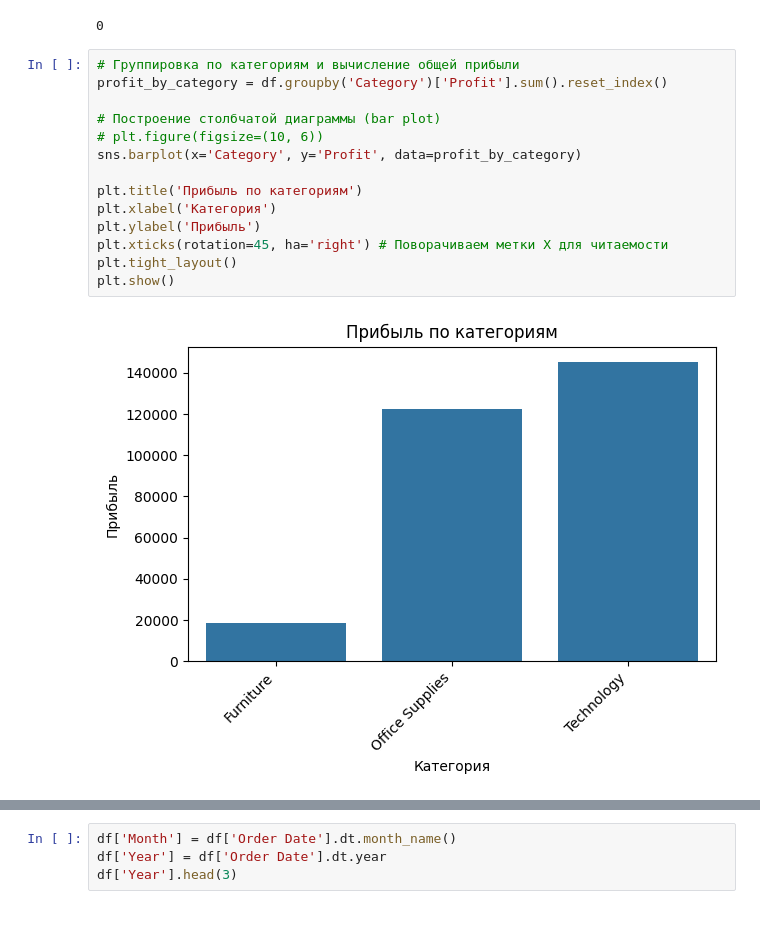
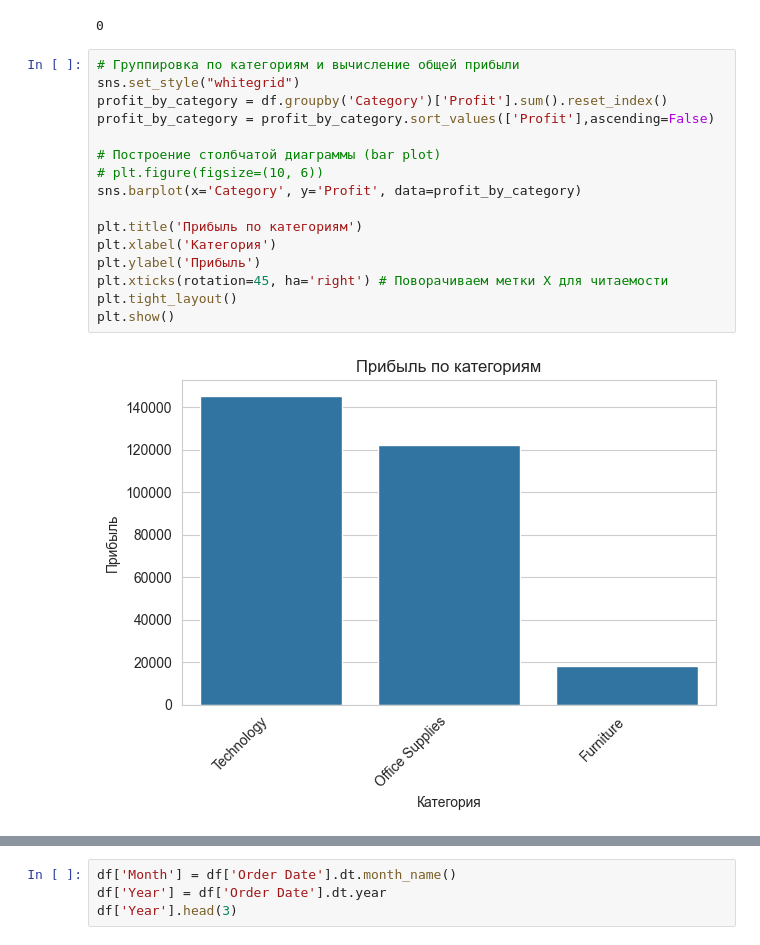
Before and after one commit to Ibolvachevamailu/My_progekt, a Jupyter notebook: EDA_диплом.ipynb, the cells around one changed output, grey strips where cells are left out. Cells and saved outputs as stored; diff of their text form.

```diff
--- a/EDA_диплом.ipynb
+++ b/EDA_диплом.ipynb
@@ -90,20 +90,22 @@ print(df.isnull().sum().sum())
 0
 # %%
 # Группировка по категориям и вычисление общей прибыли
+sns.set_style("whitegrid")
 profit_by_category = df.groupby('Category')['Profit'].sum().reset_index()
+profit_by_category = profit_by_category.sort_values(['Profit'],ascending=False)
 
 # Построение столбчатой диаграммы (bar plot)
 # plt.figure(figsize=(10, 6))
 sns.barplot(x='Category', y='Profit', data=profit_by_category)
 
 plt.title('Прибыль по категориям')
 plt.xlabel('Категория')
 plt.ylabel('Прибыль')
 plt.xticks(rotation=45, ha='right') # Поворачиваем метки X для читаемости
 plt.tight_layout()
 plt.show()
 # %% [output]
-[figure, old version]
+[figure, new version]
 # %%
 # Группировка по категориям и вычисление общей прибыли
 technology_df = df[df['Category'] == 'Technology'] # Фильтруем строки, относящиеся к категории "Technology"
```
Also changed, not shown: parts of 16 cells of this notebook.
